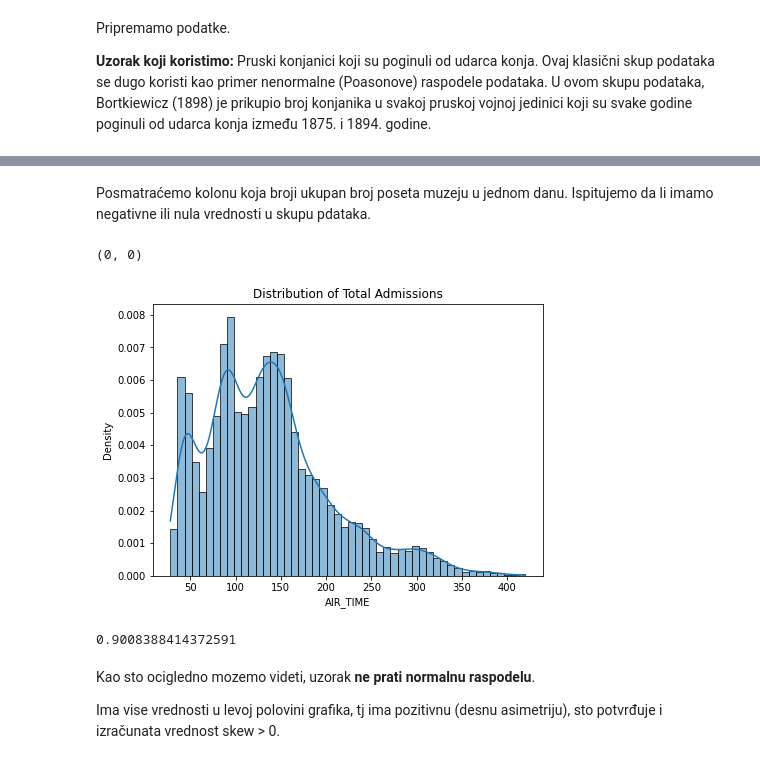
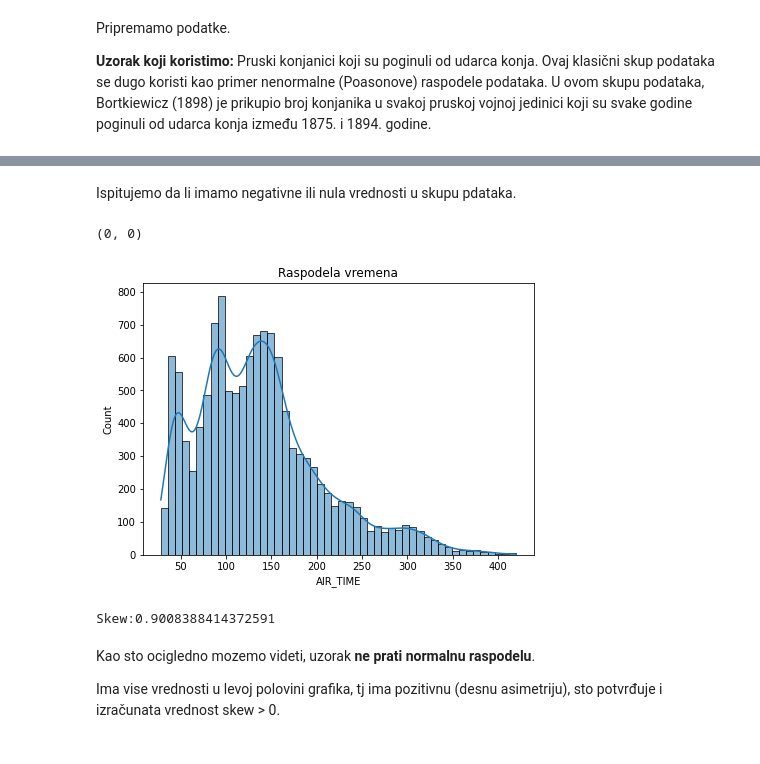
Before and after one commit to Sara18022/PowerTransformations, a Jupyter notebook: 02_box-cox.ipynb, the cells around one changed output, grey strips where cells are left out. Saved outputs shown, nothing was run; the diff lists cells and outputs as text; code cells hidden in the pictures.

```diff
--- a/02_box-cox.ipynb
+++ b/02_box-cox.ipynb
@@ -202,5 +210,4 @@ Total data points:12657
 # %% [markdown]
-Posmatraćemo kolonu koja broji ukupan broj poseta muzeju u jednom danu.
 Ispitujemo da li imamo negativne ili nula vrednosti u skupu pdataka.
 # %%
 total_column = data['AIR_TIME']
@@ -211,17 +218,17 @@ len(data[total_column == 0]), len(data[total_column < 0])
 # %%
 plt.figure(figsize = (7, 5))
 
 # pravimo histogram
-sns.histplot(total_column, stat='density', bins=50, kde=True)
-plt.title('Distribution of Total Admissions')
+sns.histplot(total_column, bins=50, kde=True)
+plt.title('Raspodela vremena')
 
 plt.show()
 
 skew_val = skew(total_column, axis=0, bias=True)
-print(skew_val)
+print('Skew:{}'.format(skew_val))
 # %% [output]
-[figure, old version]
+[figure, new version]
-0.9008388414372591
+Skew:0.9008388414372591
 # %% [markdown]
 Kao sto ocigledno mozemo videti, uzorak **ne prati normalnu raspodelu**.
 
```
Also changed, not shown: parts of 36 cells of this notebook, 1 other file.
